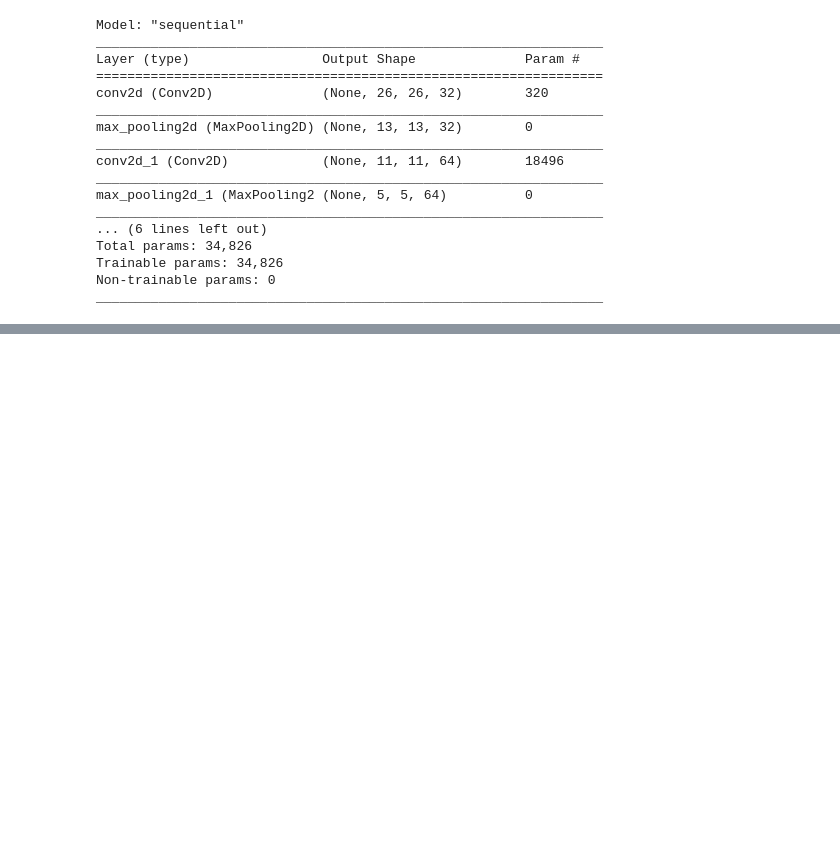
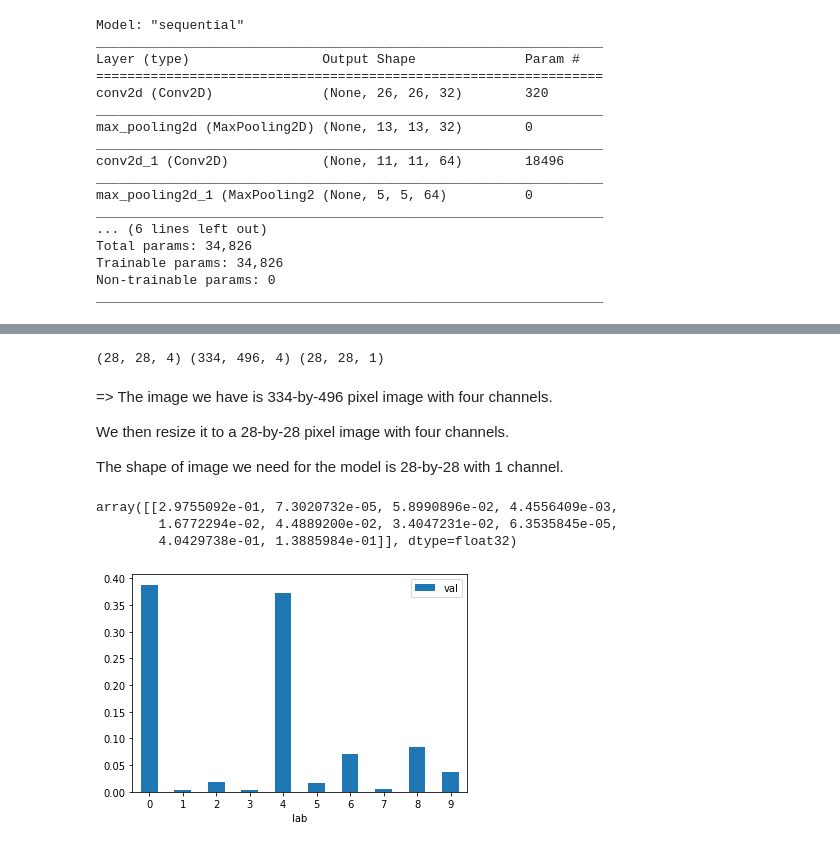
Before and after one commit to truc-h-nguyen/Toddler-activity-suggestions, a Jupyter notebook: Simple_MNIST_convnet.ipynb, the cells around one changed output, grey strips where cells are left out. Cells and saved outputs as stored; diff of their text form; code cells hidden in the pictures; blank space fills up the shorter version.

```diff
--- a/Simple_MNIST_convnet.ipynb
+++ b/Simple_MNIST_convnet.ipynb
@@ -266,0 +262,34 @@ Check if we have the model is overfitting the training set??
+# %%
+from skimage.transform import resize
+import matplotlib.image as mpimg
+
+# this is a link to the image above
+# you can copy and paste images into comments (while you're making them) and get a free link
+img_path = "https://user-images.githubusercontent.com/8573886/138998248-b7753983-a85b-472b-b62d-892fe4be2a8c.png"
+
+img = mpimg.imread(img_path)
+
+img_resized = resize(img, (28, 28))
+
+print(img_resized.shape, img.shape, x_test[0].shape)
+# %% [output]
+(28, 28, 4) (334, 496, 4) (28, 28, 1)
+# %% [markdown]
+=> The image we have is 334-by-496 pixel image with four channels.
+
+We then resize it to a 28-by-28 pixel image with four channels.
+
+The shape of image we need for the model is 28-by-28 with 1 channel.
+# %%
+model.predict(img_resized[:,:,0].reshape(-1,28,28,1))
+# %% [output]
+array([[2.9755092e-01, 7.3020732e-05, 5.8990896e-02, 4.4556409e-03,
+        1.6772294e-02, 4.4889200e-02, 3.4047231e-02, 6.3535845e-05,
+        4.0429738e-01, 1.3885984e-01]], dtype=float32)
+# %%
+import pandas as pd
+df = pd.DataFrame({'lab':range(10), 'val':[0.3880957 , 0.00371343, 0.01859766, 0.00367776, 0.37216112,
+        0.01678524, 0.07104886, 0.00457297, 0.08460505, 0.03674222]})
+ax = df.plot.bar(x='lab', y='val', rot=0)
+# %% [output]
+[figure, added]
```
Also changed, not shown: parts of 26 cells of this notebook.
